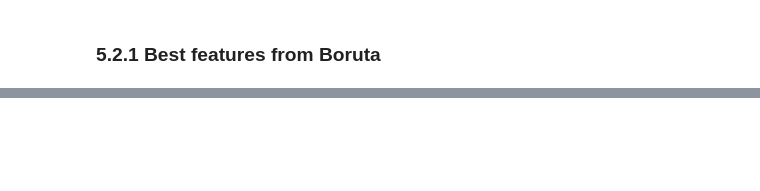
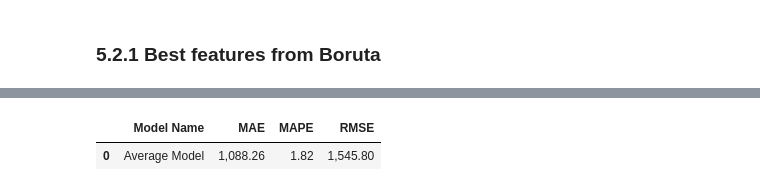
Before and after one commit to giovannadias/big_mart_sales_prediction, a Jupyter notebook: v01_big_mart_sales_prediction.ipynb, the cells around one changed output, grey strips where cells are left out. Drawn from its saved outputs; the diff is of its cells as text; code cells hidden in the pictures; blank space fills up the shorter version.

```diff
--- a/v01_big_mart_sales_prediction.ipynb
+++ b/v01_big_mart_sales_prediction.ipynb
@@ -832,0 +899,15 @@ cols_selected_boruta
+# %%
+aux1 = x_test.copy()
+aux1['item_outlet_sales'] = y_test.copy()
+
+#prediction
+aux2 = aux1[['outlet_id', 'item_outlet_sales']].groupby('outlet_id').mean().reset_index().rename(columns={'item_outlet_sales': 'predictions'})
+aux1 = pd.merge(aux1, aux2, how='left', on='outlet_id')
+yhat_baseline = aux1['predictions']
+
+#performance
+baseline_result = ml_error('Average Model', np.expm1(y_test), np.expm1(yhat_baseline))
+baseline_result
+# %% [output]
+|  | Model Name | MAE | MAPE | RMSE |
+| 0 | Average Model | 1,088.26 | 1.82 | 1,545.80 |
```
Also changed, not shown: parts of 37 cells of this notebook.
